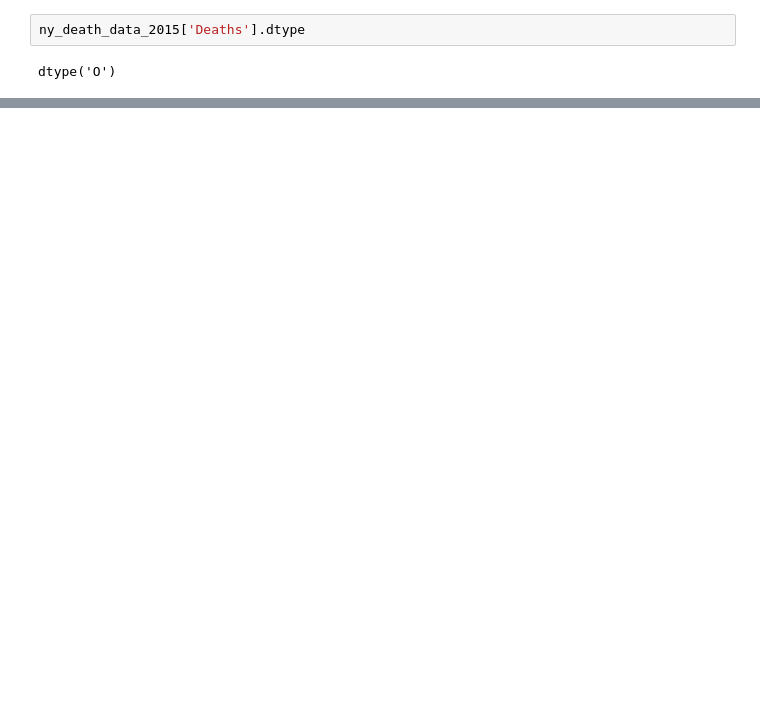
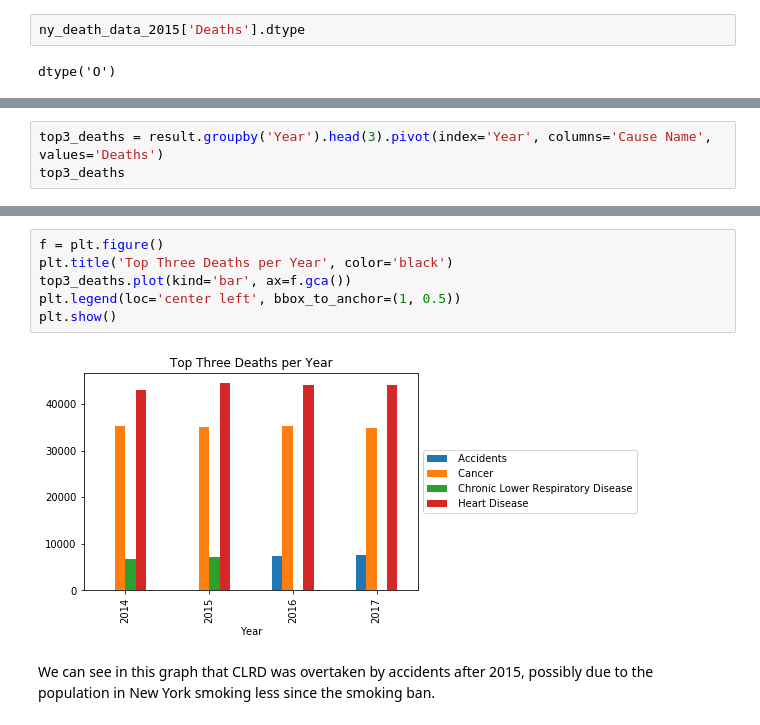
Before and after one commit to mhernandezit/is362_final_project, a Jupyter notebook: Final_Notebook.ipynb, the cells around one changed output, grey strips where cells are left out. Saved outputs shown, nothing was run; the diff lists cells and outputs as text; blank space fills up the shorter version.

```diff
--- a/Final_Notebook.ipynb
+++ b/Final_Notebook.ipynb
@@ -91,0 +137,3 @@ ny_death_data_2014
+# %%
+top3_deaths = result.groupby('Year').head(3).pivot(index='Year', columns='Cause Name', values='Deaths')
+top3_deaths
@@ -91,0 +147,10 @@ ny_death_data_2014
+# %%
+f = plt.figure()
+plt.title('Top Three Deaths per Year', color='black')
+top3_deaths.plot(kind='bar', ax=f.gca())
+plt.legend(loc='center left', bbox_to_anchor=(1, 0.5))
+plt.show()
+# %% [output]
+[figure, added]
+# %% [markdown]
+We can see in this graph that CLRD was overtaken by accidents after 2015, possibly due to the population in New York smoking less since the smoking ban.
```
Also changed, not shown: parts of 18 cells of this notebook.
